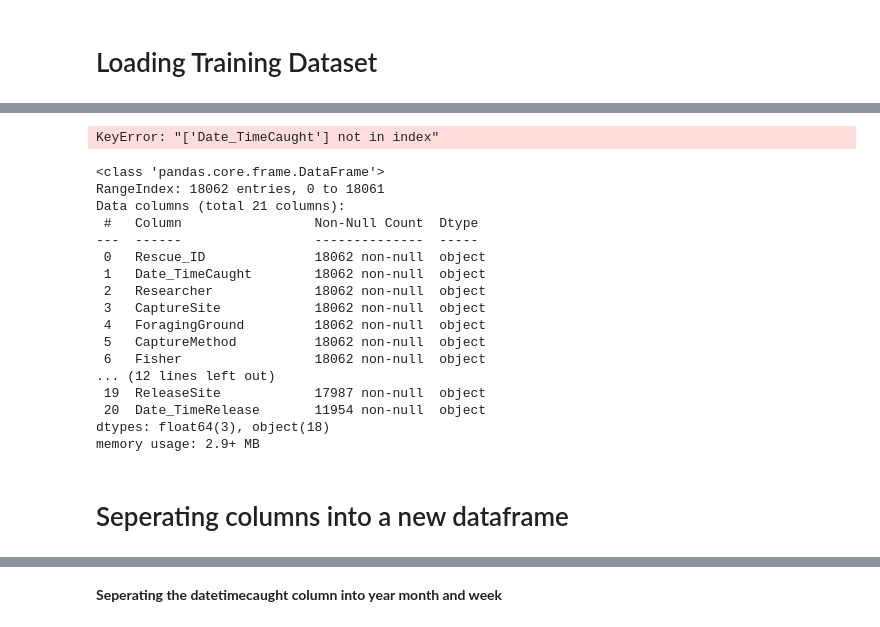
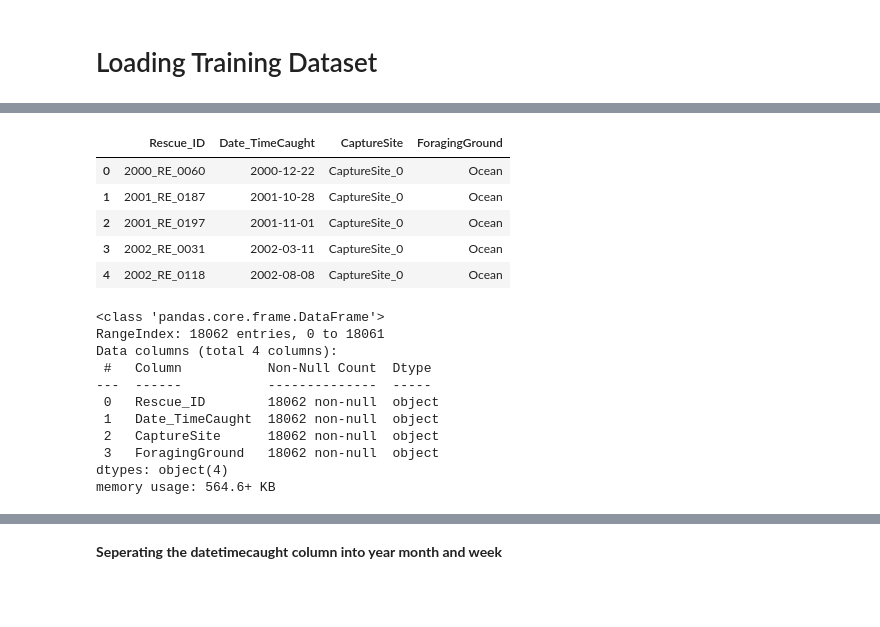
Before and after one commit to KevKibe/Sea-Turtle-Rescue-Forecast, a Jupyter notebook: Sea Turtle Rescue Forecast .ipynb, the cells around one changed output, grey strips where cells are left out. Drawn from its saved outputs; the diff is of its cells as text; code cells hidden in the pictures; blank space fills up the shorter version.

```diff
--- a/Sea Turtle Rescue Forecast .ipynb
+++ b/Sea Turtle Rescue Forecast .ipynb
@@ -20,27 +19,25 @@ df.head()
 # %%
-newer_df= df[['Rescue_ID','Date_TimeCaught','CaptureSite']].copy()
+#seperating the columns we need
+newer_df= df[['Rescue_ID','Date_TimeCaught','CaptureSite','ForagingGround']].copy()
 newer_df.head()
 # %% [output]
-KeyError: "['Date_TimeCaught'] not in index"
+|  | Rescue_ID | Date_TimeCaught | CaptureSite | ForagingGround |
+| 0 | 2000_RE_0060 | 2000-12-22 | CaptureSite_0 | Ocean |
+| 1 | 2001_RE_0187 | 2001-10-28 | CaptureSite_0 | Ocean |
+| 2 | 2001_RE_0197 | 2001-11-01 | CaptureSite_0 | Ocean |
+| 3 | 2002_RE_0031 | 2002-03-11 | CaptureSite_0 | Ocean |
+| 4 | 2002_RE_0118 | 2002-08-08 | CaptureSite_0 | Ocean |
 # %%
-df.info()
+newer_df.info()
 # %% [output]
 <class 'pandas.core.frame.DataFrame'>
 RangeIndex: 18062 entries, 0 to 18061
-Data columns (total 21 columns):
- #   Column                 Non-Null Count  Dtype
----  ------                 --------------  -----
- 0   Rescue_ID              18062 non-null  object
- 1   Date_TimeCaught        18062 non-null  object
- 2   Researcher             18062 non-null  object
- 3   CaptureSite            18062 non-null  object
- 4   ForagingGround         18062 non-null  object
- 5   CaptureMethod          18062 non-null  object
- 6   Fisher                 18062 non-null  object
-... (12 lines left out)
- 19  ReleaseSite            17987 non-null  object
- 20  Date_TimeRelease       11954 non-null  object
-dtypes: float64(3), object(18)
-memory usage: 2.9+ MB
+Data columns (total 4 columns):
+ #   Column           Non-Null Count  Dtype
+---  ------           --------------  -----
+ 0   Rescue_ID        18062 non-null  object
+ 1   Date_TimeCaught  18062 non-null  object
+ 2   CaptureSite      18062 non-null  object
+ 3   ForagingGround   18062 non-null  object
+dtypes: object(4)
+memory usage: 564.6+ KB
-# %% [markdown]
-# Seperating columns into a new dataframe
```
Also changed, not shown: parts of 13 cells of this notebook.
